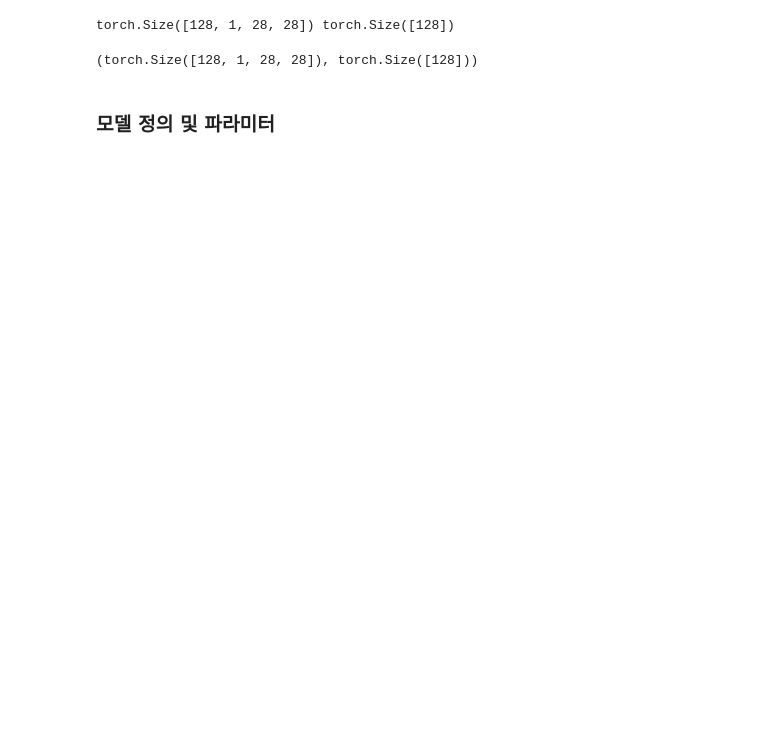
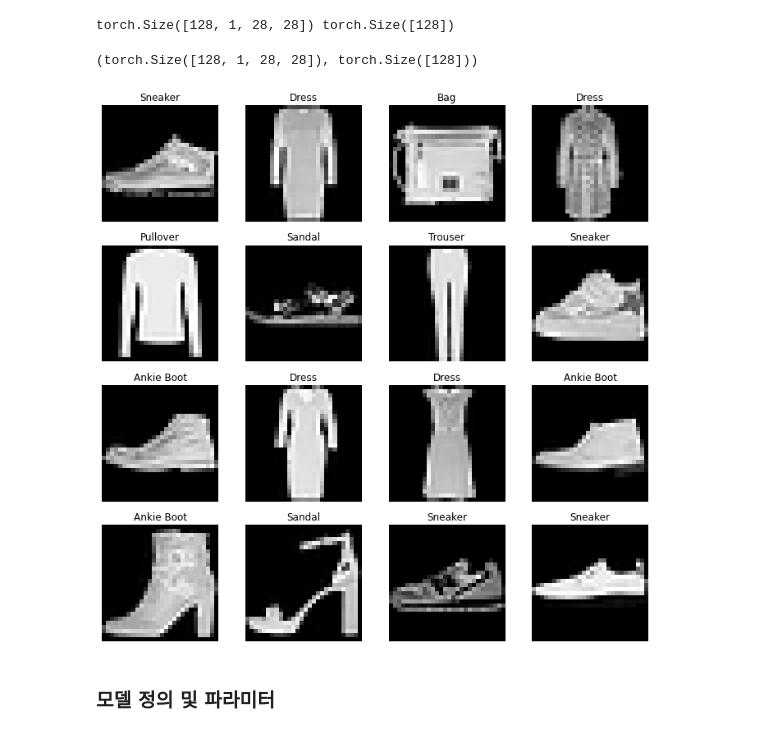
Before and after one commit to mkbahk/PyTorchLearning, a Jupyter notebook: _파이토치(PyTorch)_한번에_끝내기.ipynb, the cells around one changed output. Cells and saved outputs as stored; diff of their text form; code cells hidden in the pictures; blank space fills up the shorter version.

```diff
--- a/_파이토치(PyTorch)_한번에_끝내기.ipynb
+++ b/_파이토치(PyTorch)_한번에_끝내기.ipynb
@@ -1593,15 +1609,32 @@ torch.Size([128, 1, 28, 28]) torch.Size([128])
 # %%
 labels_map = {
     0: 'T-Shirt',
     1: 'Trouser',
     2: 'Pullover',
     3: 'Dress',
     4: 'Coat',
     5: 'Sandal',
     6: 'Shirt',
     7: 'Sneaker',
     8: 'Bag',
     9: 'Ankie Boot'
 }
+
+figure = plt.figure(figsize=(12, 12))
+cols, rows = 4, 4
+for i in range(1, cols * rows + 1):
+  image = images[i].squeeze()
+  label_idx = labels[i].item()
+  label = labels_map[label_idx]
+
+  figure.add_subplot(rows, cols, i)
+  plt.title(label)
+  plt.axis('off')
+  plt.imshow(image, cmap='gray')
+#for
+
+plt.show()
+# %% [output]
+[figure, added]
 # %% [markdown]
 ### 모델 정의 및 파라미터
```
Also changed, not shown: parts of 62 cells of this notebook.
